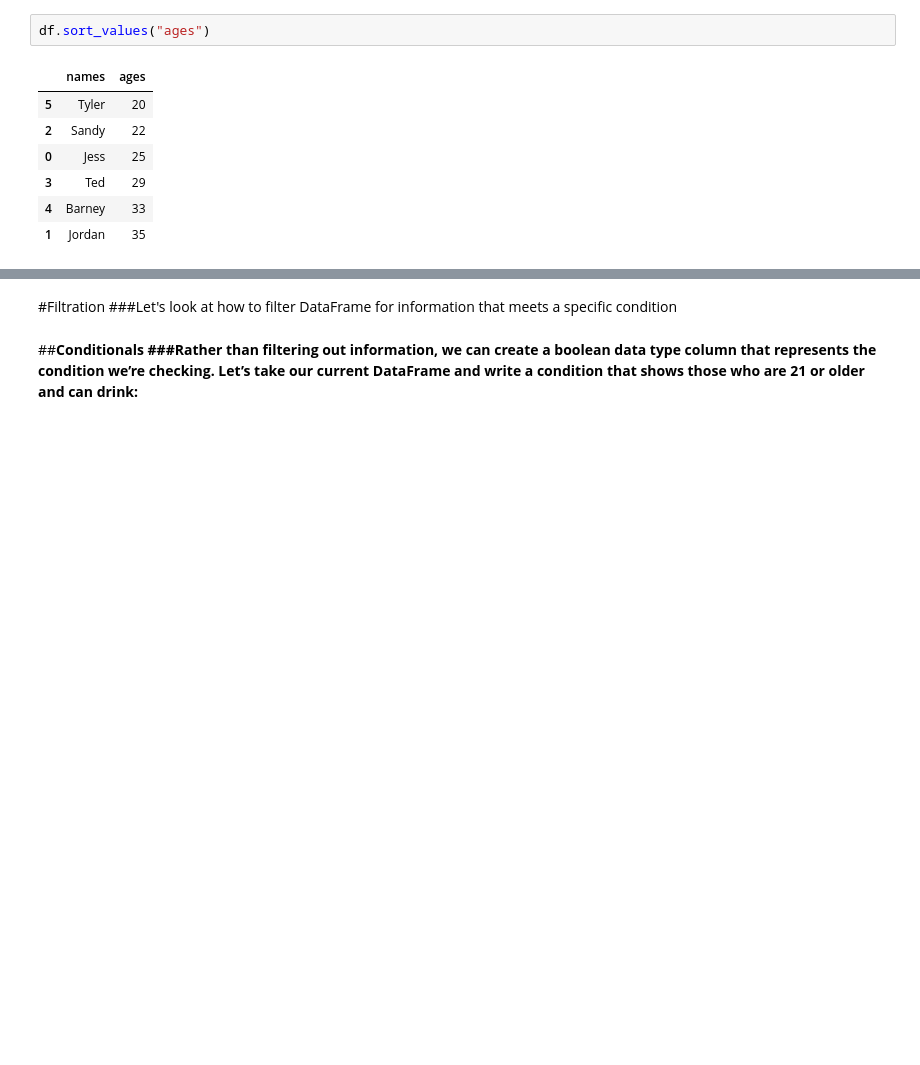
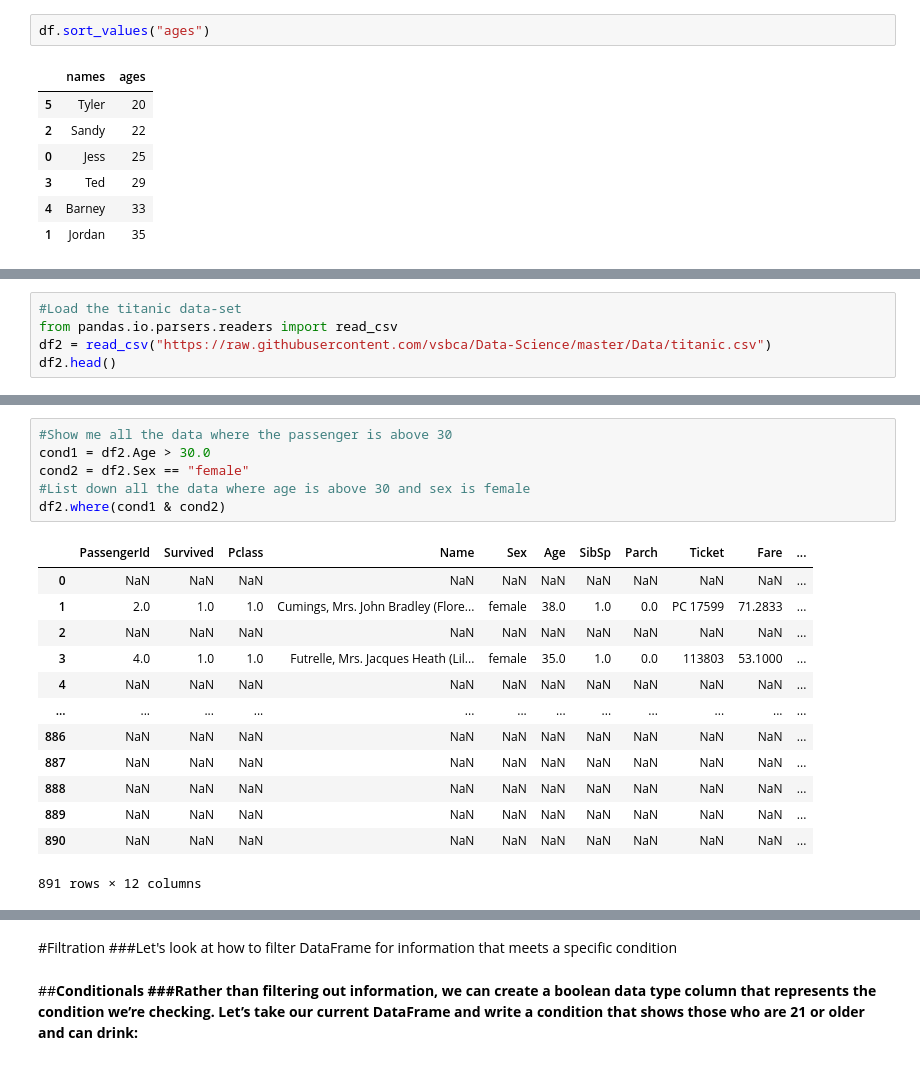
Before and after one commit to vsbca/Data-Science, a Jupyter notebook: intro_to_pandas.ipynb, the cells around one changed output, grey strips where cells are left out. Drawn from its saved outputs; the diff is of its cells as text; blank space fills up the shorter version.

```diff
--- a/intro_to_pandas.ipynb
+++ b/intro_to_pandas.ipynb
@@ -212,0 +231,5 @@ df.sort_values("ages")
+# %%
+#Load the titanic data-set
+from pandas.io.parsers.readers import read_csv
+df2 = read_csv("https://raw.githubusercontent.com/vsbca/Data-Science/master/Data/titanic.csv")
+df2.head()
@@ -212,0 +255,20 @@ df.sort_values("ages")
+# %%
+#Show me all the data where the passenger is above 30
+cond1 = df2.Age > 30.0
+cond2 = df2.Sex == "female"
+#List down all the data where age is above 30 and sex is female
+df2.where(cond1 & cond2)
+# %% [output]
+|  | PassengerId | Survived | Pclass | Name | Sex | Age | SibSp | Parch | Ticket | Fare | ... |
+| 0 | NaN | NaN | NaN | NaN | NaN | NaN | NaN | NaN | NaN | NaN | ... |
+| 1 | 2.0 | 1.0 | 1.0 | Cumings, Mrs. John Bradley (Flore... | female | 38.0 | 1.0 | 0.0 | PC 17599 | 71.2833 | ... |
+| 2 | NaN | NaN | NaN | NaN | NaN | NaN | NaN | NaN | NaN | NaN | ... |
+| 3 | 4.0 | 1.0 | 1.0 | Futrelle, Mrs. Jacques Heath (Lil... | female | 35.0 | 1.0 | 0.0 | 113803 | 53.1000 | ... |
+| 4 | NaN | NaN | NaN | NaN | NaN | NaN | NaN | NaN | NaN | NaN | ... |
+| ... | ... | ... | ... | ... | ... | ... | ... | ... | ... | ... | ... |
+| 886 | NaN | NaN | NaN | NaN | NaN | NaN | NaN | NaN | NaN | NaN | ... |
+| 887 | NaN | NaN | NaN | NaN | NaN | NaN | NaN | NaN | NaN | NaN | ... |
+| 888 | NaN | NaN | NaN | NaN | NaN | NaN | NaN | NaN | NaN | NaN | ... |
+| 889 | NaN | NaN | NaN | NaN | NaN | NaN | NaN | NaN | NaN | NaN | ... |
+| 890 | NaN | NaN | NaN | NaN | NaN | NaN | NaN | NaN | NaN | NaN | ... |
+891 rows × 12 columns
```
Also changed, not shown: parts of 9 cells of this notebook.
